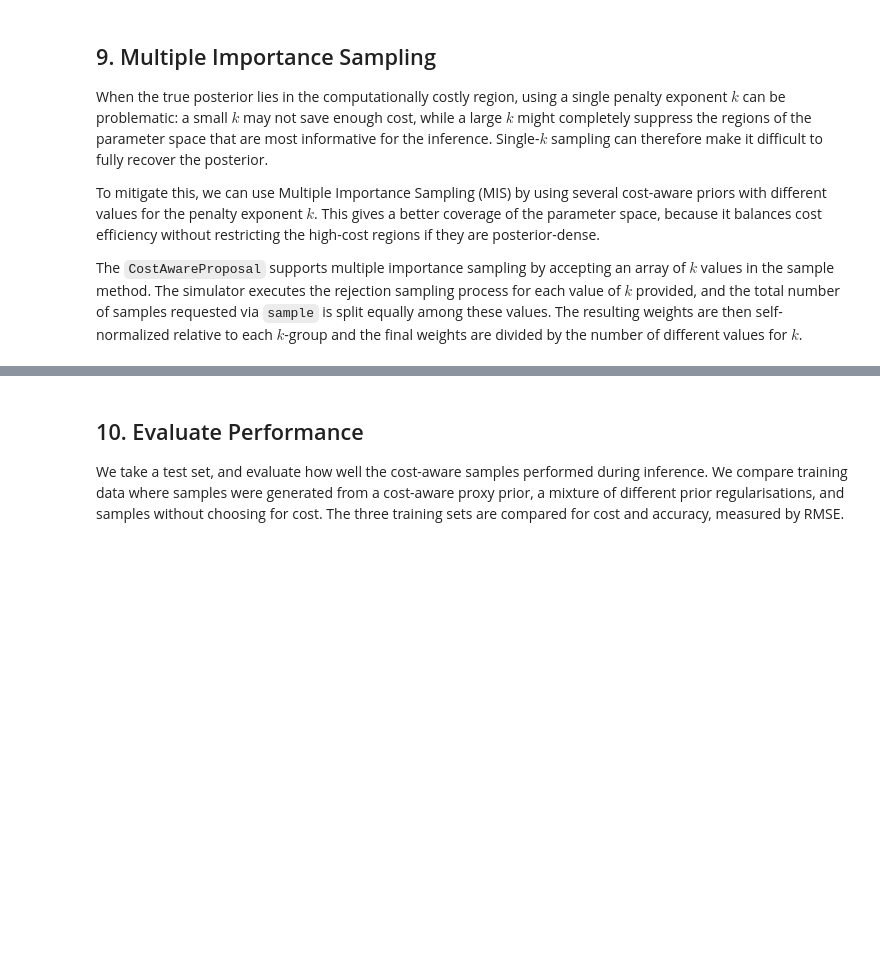
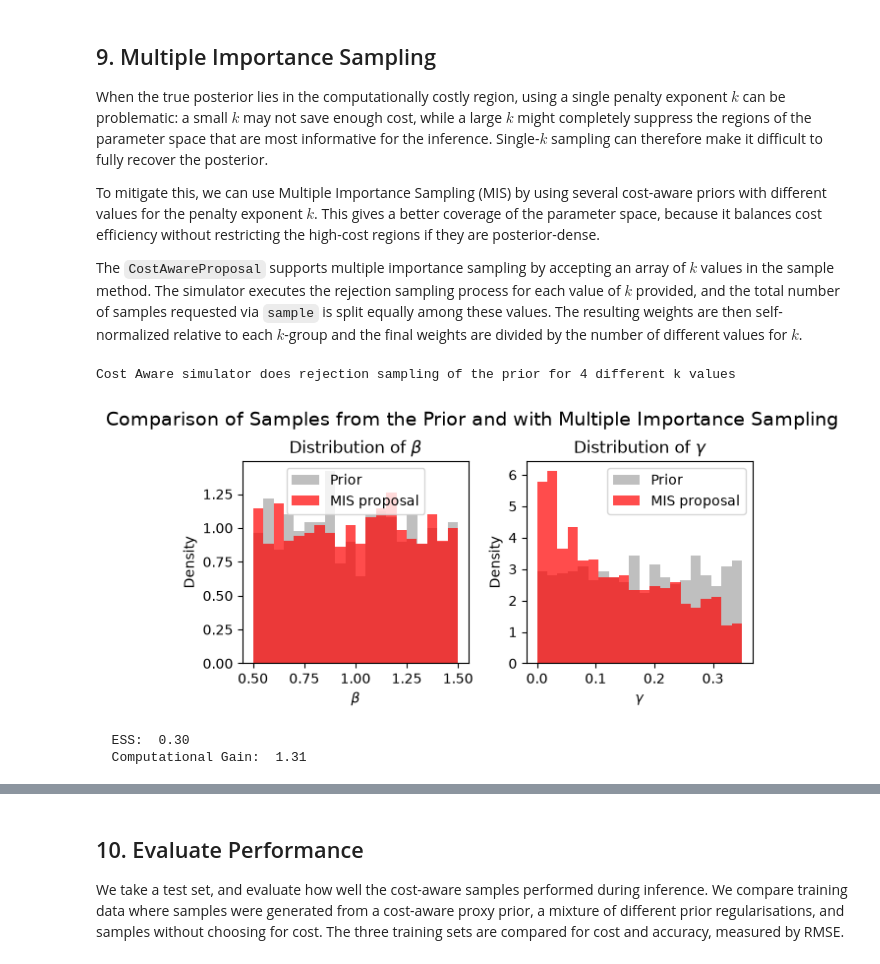
Before and after one commit to julia-sand/bayesflow, a Jupyter notebook: examples/Cost_Aware_Sampling.ipynb, the cells around one changed output, grey strips where cells are left out. Drawn from its saved outputs; the diff is of its cells as text; code cells hidden in the pictures; blank space fills up the shorter version.

```diff
--- a/examples/Cost_Aware_Sampling.ipynb
+++ b/examples/Cost_Aware_Sampling.ipynb
@@ -50,11 +68,11 @@ def cost_model(theta: np.ndarray) -> np.ndarray:
     theta = np.asarray(theta, dtype=float)
 
     if theta.ndim == 1:
-        # Make cost extremely low for large gamma (theta[1])
-        cost = np.exp(-6 * theta[1])
+        # Make cost high for large gamma (theta[1])
+        cost = np.exp(6 * theta[1])
     else:
-        # Make cost extremely low for large gamma across the batch
-        cost = np.exp(-6 * theta[:, 1])
+        # Make cost high for large gamma across the batch
+        cost = np.exp(6 * theta[:, 1])
 
     return cost
 # %% [markdown]
@@ -105,7 +127,9 @@ sir_sim = bf.simulators.benchmark_simulators.SIR()
 
 #define the prior to use for cost-aware sampling
 def prior():
-    return np.random.uniform([0,0],[3.5,0.35])
+    gamma = np.random.uniform(0.0, 0.35)
+    beta  = np.random.uniform(0.5, 1.5)   # min R0 = 0.5/0.35 ≈ 1.43
+    return np.array([beta, gamma])
 
 #initialise the cost-aware proposal
 cost_aware_sim = bf.simulators.CostAwareProposal(prior=prior, cost_model=cost_model)
@@ -309,19 +370,26 @@ The `CostAwareProposal` supports multiple importance sampling by accepting an ar
 regularization_powers = [0,0.5,1,2]
 
 accepted_samples_mis = cost_aware_sim.sample(batch_shape=(num_samples,),k=regularization_powers)
+# %% [output]
+Cost Aware simulator does rejection sampling of the prior for 4 different k values
 # %%
 accepted_theta_mis = accepted_samples_mis["parameters"]
 
-#MIS = multiple importance sampling
-#see how the distribution of prior samples changes when we use a mixture of multiple priors
+# MIS = multiple importance sampling
+# see how the distribution of prior samples changes when we use a mixture of multiple priors
 fig = plot_histograms(prior_samples, accepted_theta_mis, legend_labels=["Prior","MIS proposal"])
-fig.suptitle("Comparison of Samples from the Prior and with Multiple Importance Sampling")
+fig.suptitle("Comparison of Samples from the Prior and with Multiple Importance Sampling", y=1.05, fontsize=14)
 plt.show()
+# %% [output]
+[figure, added]
 # %%
 #show the metrics
 metrics_mis = cost_aware_sim.compute_metrics(accepted_samples_mis)
 print(f"  ESS:  {metrics_mis['ess']:.2f}")
 print(f"  Computational Gain:  {metrics_mis['cg']:.2f}")
+# %% [output]
+  ESS:  0.30
+  Computational Gain:  1.31
 # %%
 #generate observations
 train_observations_mis = np.array([sir_sim.observation_model(t) for t in accepted_theta_mis])
```
Also changed, not shown: parts of 26 cells of this notebook.
